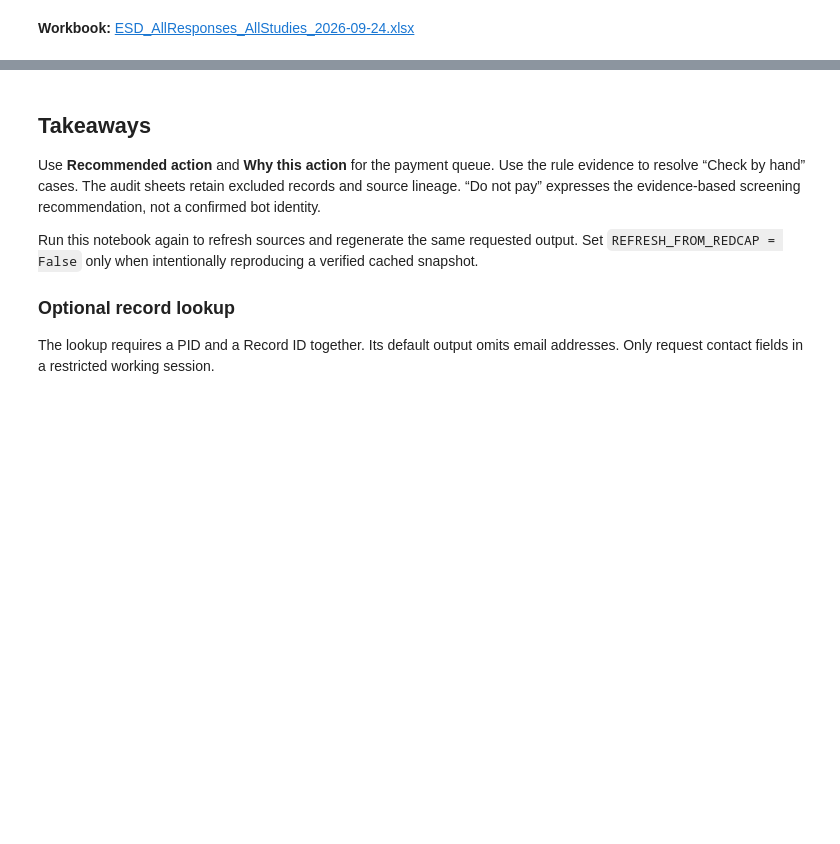
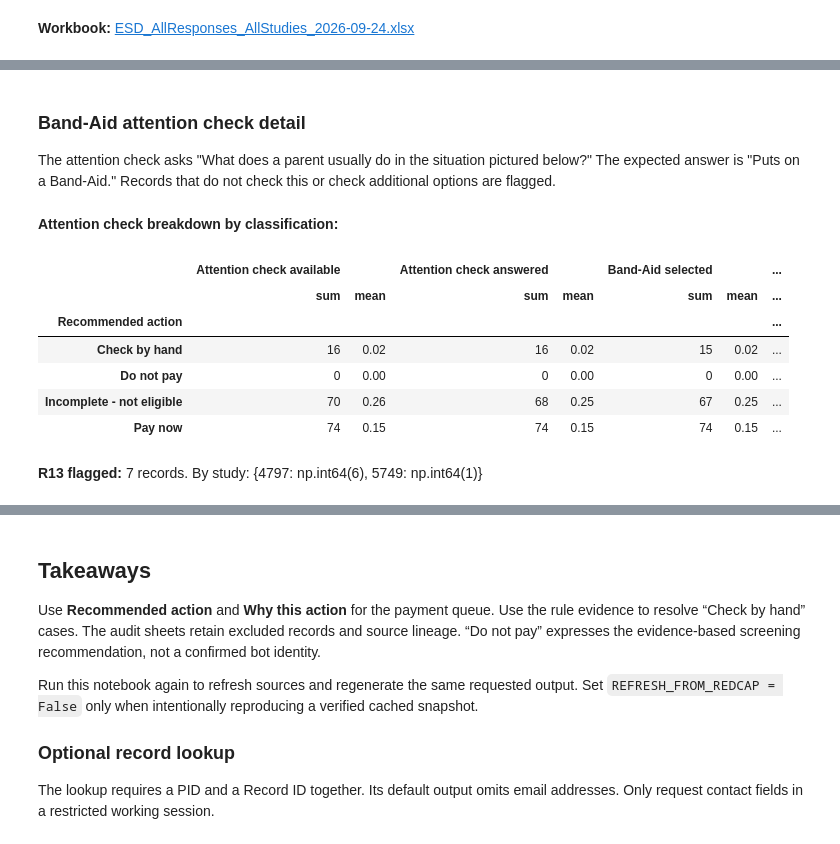
Before and after one commit to namo507/esd-redcap-metadata-watcher, a Jupyter notebook: projects/caregiver-cluster-analysis/bot_analysis.ipynb, the cells around one changed output, grey strips where cells are left out. Drawn from its saved outputs; the diff is of its cells as text; code cells hidden in the pictures; blank space fills up the shorter version.

```diff
--- a/projects/caregiver-cluster-analysis/bot_analysis.ipynb
+++ b/projects/caregiver-cluster-analysis/bot_analysis.ipynb
@@ -286,0 +399,32 @@ display(Markdown(f"**Workbook:** [{OUTPUT_PATH.name}](Caregiver%20Outputs/restri
+# %% [markdown]
+### Band-Aid attention check detail
+
+The attention check asks "What does a parent usually do in the situation
+pictured below?" The expected answer is "Puts on a Band-Aid." Records that
+do not check this or check additional options are flagged.
+# %%
+# --- Band-Aid attention check breakdown ---
+attention_cols = ["Attention check available", "Attention check answered",
+                  "Band-Aid selected", "Other attention options selected",
+                  "Attention accessibility or opt-out response"]
+attention_summary = scored.groupby("Recommended action")[attention_cols].agg(["sum", "mean"]).round(2)
+display(Markdown("**Attention check breakdown by classification:**"))
+display(attention_summary)
+
+# Specific breakdown for flagged records
+r13_flagged = scored[scored["R13"] == 1]
+r13_by_study = dict(r13_flagged["REDCap PID"].value_counts())
+display(Markdown(
+    f"**R13 flagged:** {len(r13_flagged)} records. "
+    f"By study: {r13_by_study}"
+))
+# %% [output]
+**Attention check breakdown by classification:**
+|  | Attention check available |  | Attention check answered |  | Band-Aid selected |  | ... |
+|  | sum | mean | sum | mean | sum | mean | ... |
+| Recommended action |  |  |  |  |  |  | ... |
+| Check by hand | 16 | 0.02 | 16 | 0.02 | 15 | 0.02 | ... |
+| Do not pay | 0 | 0.00 | 0 | 0.00 | 0 | 0.00 | ... |
+| Incomplete - not eligible | 70 | 0.26 | 68 | 0.25 | 67 | 0.25 | ... |
+| Pay now | 74 | 0.15 | 74 | 0.15 | 74 | 0.15 | ... |
+**R13 flagged:** 7 records. By study: {4797: np.int64(6), 5749: np.int64(1)}
```
Also changed, not shown: parts of 11 cells of this notebook, 13 other files.
